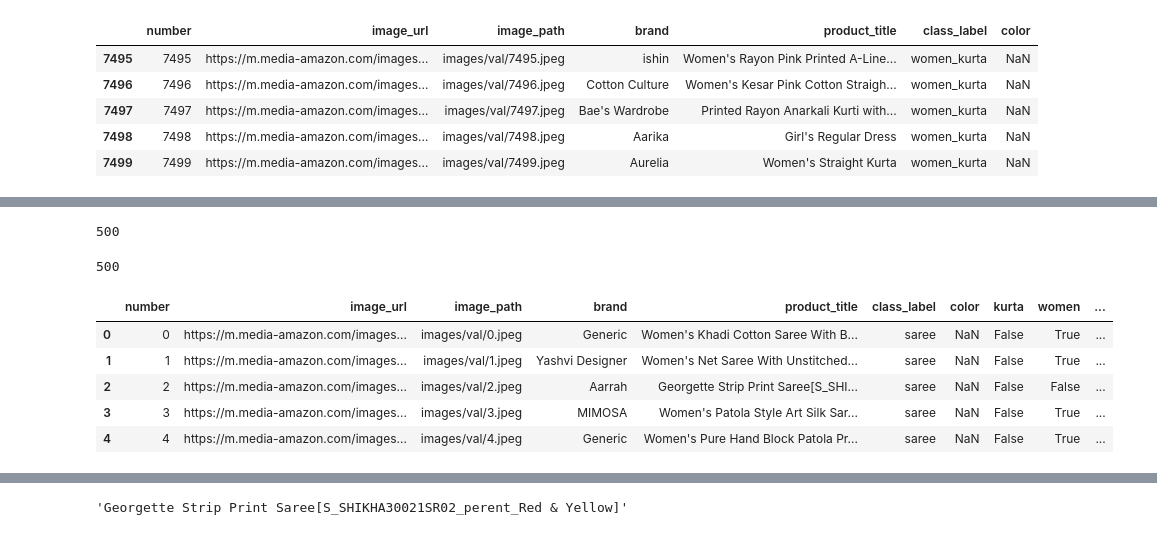
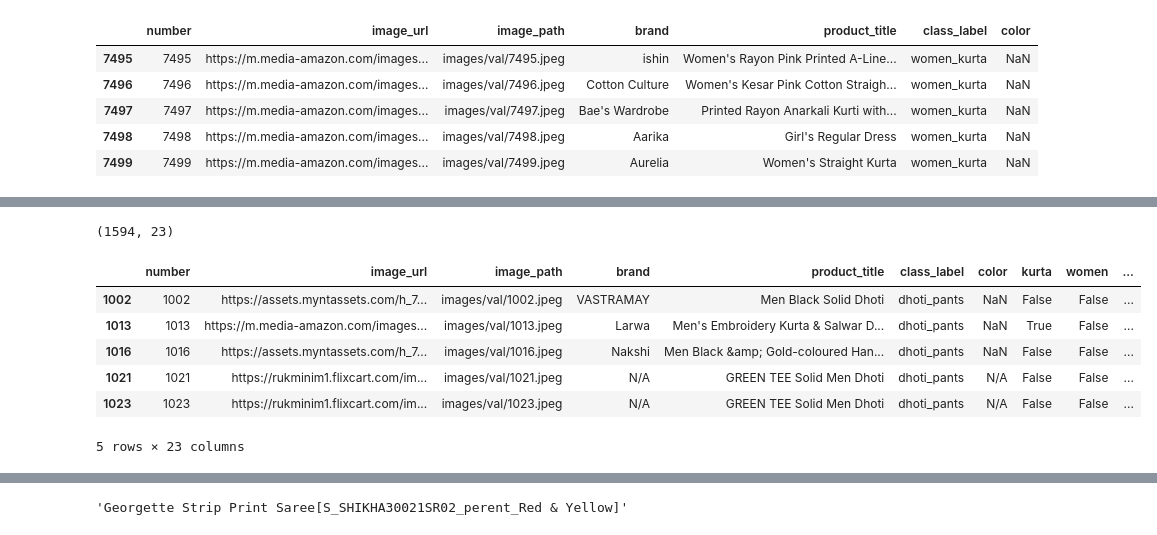
Before and after one commit to keb101/Image-Classification-Indian-Clothing, a Jupyter notebook: Classification_of_Indian_clothing_images/notebooks/Investigating_orig_data.ipynb, the cells around one changed output, grey strips where cells are left out. Saved outputs shown, nothing was run; the diff lists cells and outputs as text; code cells hidden in the pictures.

```diff
--- a/Classification_of_Indian_clothing_images/notebooks/Investigating_orig_data.ipynb
+++ b/Classification_of_Indian_clothing_images/notebooks/Investigating_orig_data.ipynb
@@ -80,5 +78,10 @@ dfvr.tail()
+# %%
+columns = ['kurta', 'women', 'men', 'dhoti', 'saree', 'sherwani', 'palazzo',
+           'mojari', 'nehru', 'legging', 'salwar', 'petticoat', 'blouse',
+           'dupatta', 'gown','lehenga']
 # %%
-dfvr['women'] = dfvr.product_title.str.contains('women', flags=re.IGNORECASE)
+for column in columns:
+    dfvr[str(column)] = dfvr.product_title.str.contains(str(column), flags=re.IGNORECASE)
 # %%
 dfvr.head()
 # %% [output]
@@ -100,2 +128,8 @@ dfvr.tail()
+# %%
+con1 = (dfvr['men'] == True)
+con2 = (dfvr['women'] == True)
+
+
+dfvr.loc[con1 & con2, 'men'] = False
 # %%
-kurtap = dfvr.index[dfvr.kurta == True]
+dfvrm = dfvr[dfvr.men == True]
@@ -115,4 +135,0 @@ women_kurta =  dfvr.index[dfvr.class_label == 'women_kurta']
-# %%
-len(women_kurta)
-# %% [output]
-500
@@ -121,4 +135,0 @@ kurta_men = dfvr.index[dfvr.class_label == 'kurta_men']
-# %%
-len(kurta_men)
-# %% [output]
-500
@@ -127,9 +136,14 @@ dfvr['men'] = dfvr.product_title.str.contains(' men', flags=re.IGNORECASE)
+# %%
+dfvrm.shape
+# %% [output]
+(1594, 23)
 # %%
-dfvr.head()
+dfvrm.head()
 # %% [output]
 |  | number | image_url | image_path | brand | product_title | class_label | color | kurta | women | ... |
-| 0 | 0 | https://m.media-amazon.com/images... | images/val/0.jpeg | Generic | Women's Khadi Cotton Saree With B... | saree | NaN | False | True | ... |
-| 1 | 1 | https://m.media-amazon.com/images... | images/val/1.jpeg | Yashvi Designer | Women's Net Saree With Unstitched... | saree | NaN | False | True | ... |
-| 2 | 2 | https://m.media-amazon.com/images... | images/val/2.jpeg | Aarrah | Georgette Strip Print Saree[S_SHI... | saree | NaN | False | False | ... |
-| 3 | 3 | https://m.media-amazon.com/images... | images/val/3.jpeg | MIMOSA | Women's Patola Style Art Silk Sar... | saree | NaN | False | True | ... |
-| 4 | 4 | https://m.media-amazon.com/images... | images/val/4.jpeg | Generic | Women's Pure Hand Block Patola Pr... | saree | NaN | False | True | ... |
+| 1002 | 1002 | https://assets.myntassets.com/h_7... | images/val/1002.jpeg | VASTRAMAY | Men Black Solid Dhoti | dhoti_pants | NaN | False | False | ... |
+| 1013 | 1013 | https://m.media-amazon.com/images... | images/val/1013.jpeg | Larwa | Men's Embroidery Kurta & Salwar D... | dhoti_pants | NaN | True | False | ... |
+| 1016 | 1016 | https://assets.myntassets.com/h_7... | images/val/1016.jpeg | Nakshi | Men Black &amp; Gold-coloured Han... | dhoti_pants | NaN | False | False | ... |
+| 1021 | 1021 | https://rukminim1.flixcart.com/im... | images/val/1021.jpeg | N/A | GREEN TEE Solid Men Dhoti | dhoti_pants | N/A | False | False | ... |
+| 1023 | 1023 | https://rukminim1.flixcart.com/im... | images/val/1023.jpeg | N/A | GREEN TEE Solid Men Dhoti | dhoti_pants | N/A | False | False | ... |
+5 rows × 23 columns
```
Also changed, not shown: parts of 128 cells of this notebook, 1 other file.
